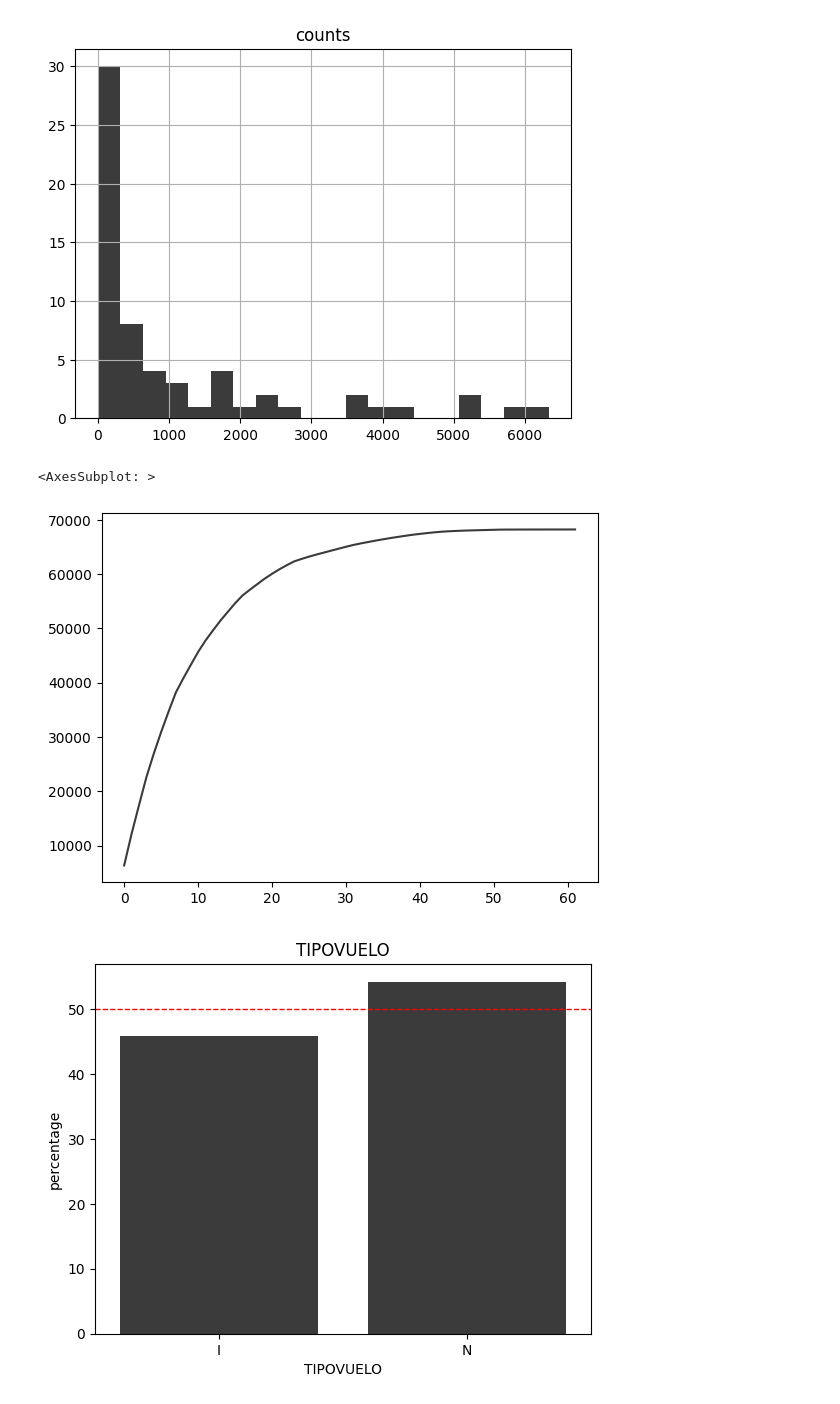
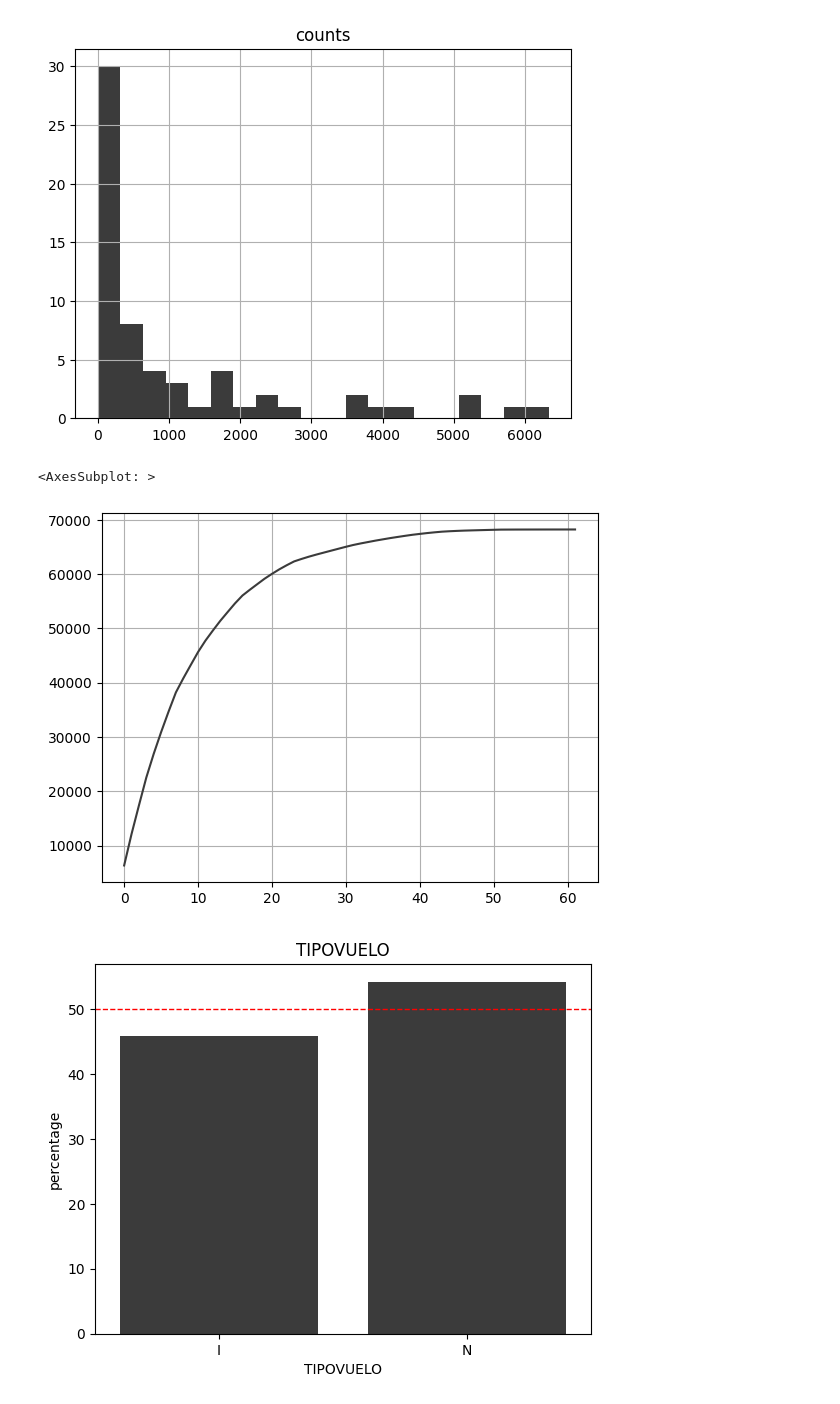
Before and after one commit to Luis-ramirez-r/Challenge-Data-Scientist---Luis-Ramirez, a Jupyter notebook: solution.ipynb, the cells around one changed output. Cells and saved outputs as stored; diff of their text form; code cells hidden in the pictures.

```diff
--- a/solution.ipynb
+++ b/solution.ipynb
@@ -7,8 +14,9 @@ import numpy as np
 # %%
-data_dir = 'data/'
+data_dir = 'data/raw/'
 data_file = 'dataset_SCL.csv'
 
 # use pathlib to create a path to the data file
 data_path = Path(data_dir + data_file)
 # %%
-df = pd.read_csv(data_path)
+df = pd.read_csv(data_path,low_memory=False)
+df.head()
@@ -187,5 +124,8 @@ display (df['Vlo-O'].value_counts(dropna=False).to_frame().T)
 display (df['Ori-I'].value_counts(dropna=False).to_frame().T)
 
 display (df['Ori-O'].value_counts(dropna=False).to_frame().T)
+
+
+df = df.drop(['Vlo-I','Vlo-O'],axis=1)
 # %% [output]
 |  | SCEL |
@@ -276,13 +214,11 @@ array([[<AxesSubplot: title={'center': 'counts'}>]], dtype=object)
 [figure]
 # %%
 # from the below plot we can see that the top 10 destinations account for about 60% of the total flights
-
-df.groupby('SIGLADES').size().reset_index(name='counts').sort_values(by='counts', ascending=False).cumsum().reset_index()['counts'].plot(color=base_color)
-
+df.groupby('SIGLADES').size().reset_index(name='counts').sort_values(by='counts', ascending=False).cumsum().reset_index()['counts'].plot(color=base_color,grid=True)
 # In relation to the target variable it can be expected that on average the delay on the frequent flights is lower than the delay on the less frequent flights.
 # %% [output]
 <AxesSubplot: >
-[figure, old version]
+[figure, new version]
 # %%
 # Regarding the type of flight we can see that the majority of the flights are domestic flights (Nacional)
 # but the percentage of international flights is close to half of the domestic flights.
```
Also changed, not shown: parts of 28 cells of this notebook, 5 other files.
